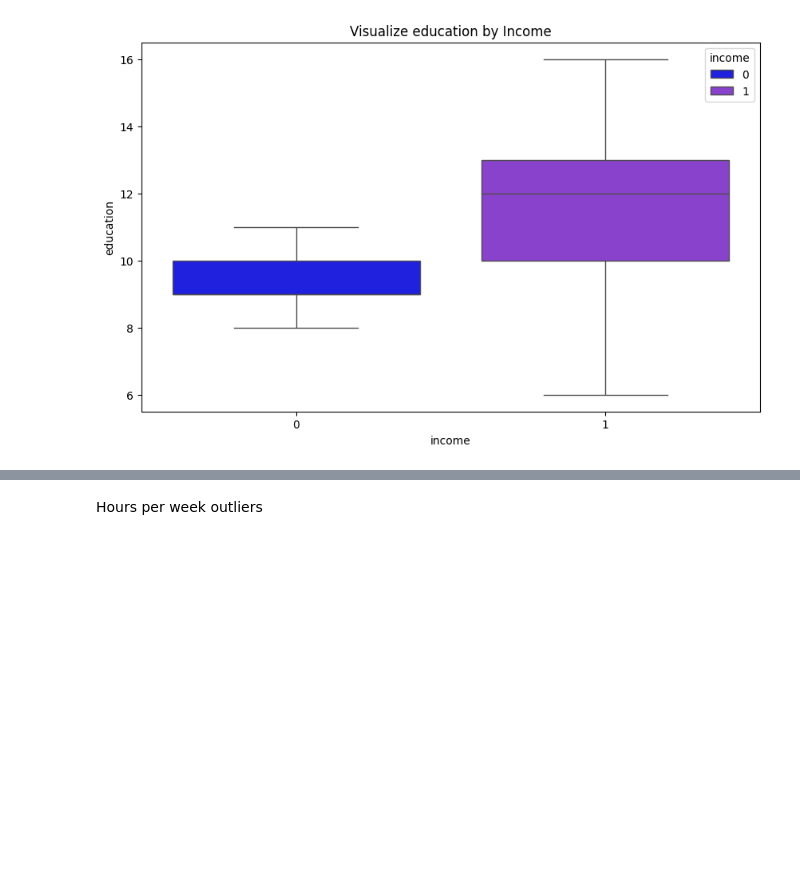
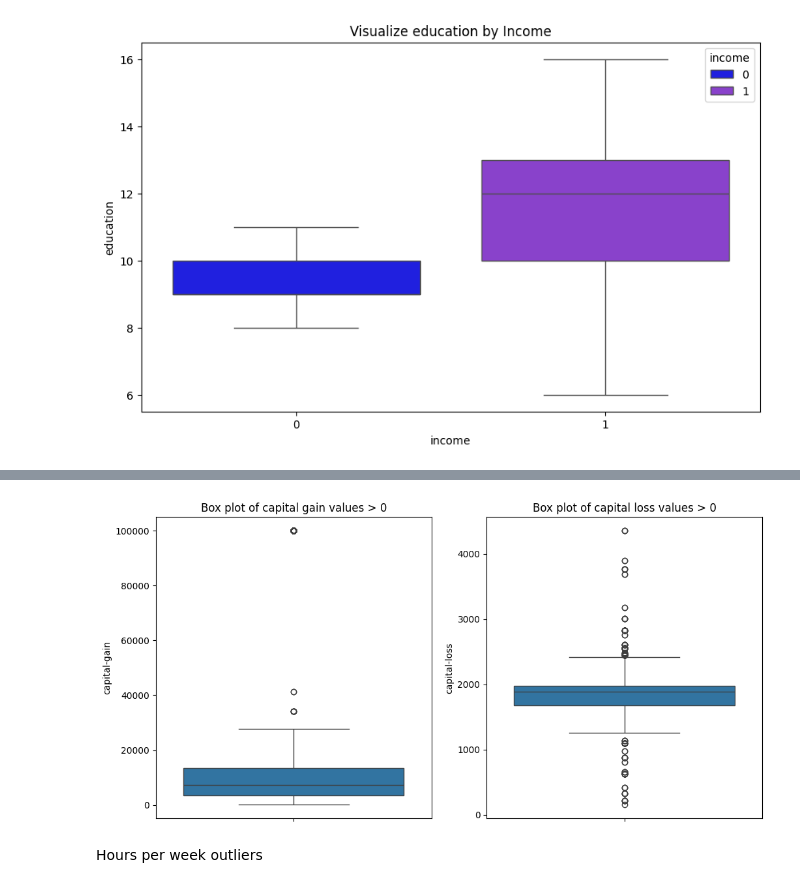
Before and after one commit to sesiiyy/CensusIncomePrediction, a Jupyter notebook: DataCleaning.ipynb, the cells around one changed output, grey strips where cells are left out. Saved outputs shown, nothing was run; the diff lists cells and outputs as text; code cells hidden in the pictures; blank space fills up the shorter version.

```diff
--- a/DataCleaning.ipynb
+++ b/DataCleaning.ipynb
@@ -962,0 +958,19 @@ plot.show()
+# %%
+# Filter capital-gain and capital-loss values that are larger than 0
+capital_gain_above_zero = df[df['capital-gain'] > 0]['capital-gain']
+capital_loss_above_zero = df[df['capital-loss'] > 0]['capital-loss']
+
+# Create box plots
+plot.figure(figsize=(12, 6))
+
+plot.subplot(1, 2, 1)
+sns.boxplot(y=capital_gain_above_zero)
+plot.title('Box plot of capital gain values > 0')
+
+plot.subplot(1, 2, 2)
+sns.boxplot(y=capital_loss_above_zero)
+plot.title('Box plot of capital loss values > 0')
+
+plot.show()
+# %% [output]
+[figure, added]
```
Also changed, not shown: parts of 50 cells of this notebook.
